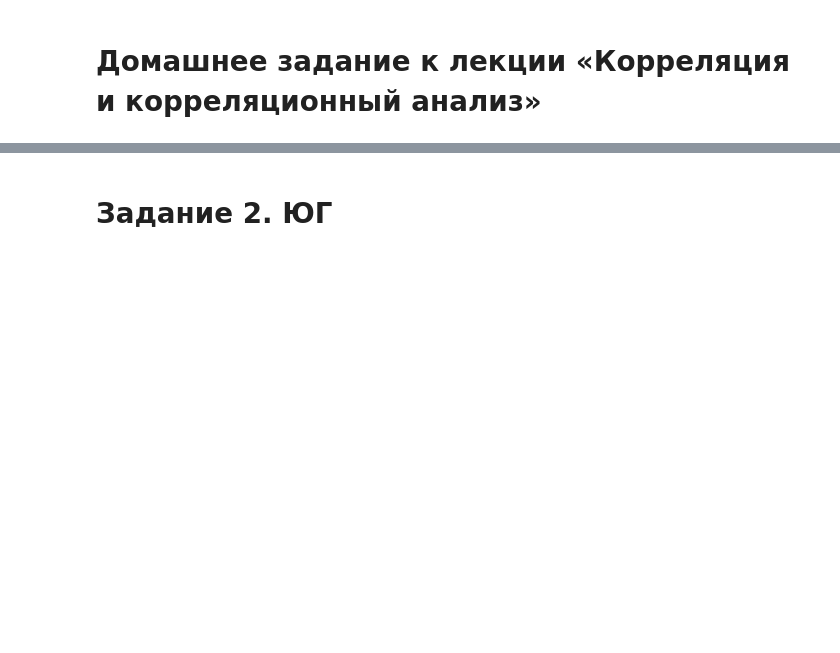
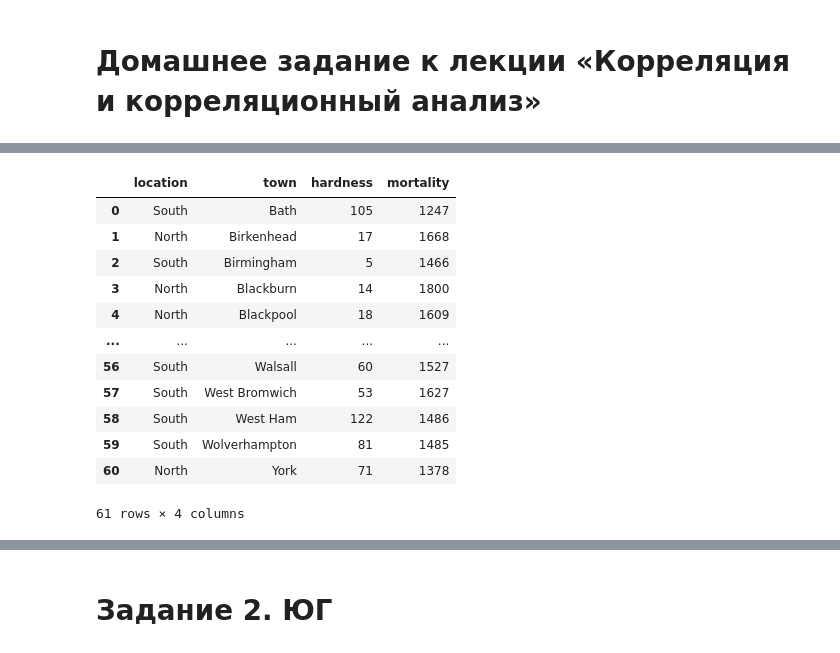
Before and after one commit to Chibis34/DZ_Gordeev, a Jupyter notebook: DZ18_Gordeev_Korelyaciya_analiz.ipynb, the cells around one changed output, grey strips where cells are left out. Cells and saved outputs as stored; diff of their text form; code cells hidden in the pictures; blank space fills up the shorter version.

```diff
--- a/DZ18_Gordeev_Korelyaciya_analiz.ipynb
+++ b/DZ18_Gordeev_Korelyaciya_analiz.ipynb
@@ -30,6 +30,20 @@ rcParams['figure.figsize'] = 11,5
 from sklearn.linear_model import LinearRegression
 from sklearn.model_selection import train_test_split
 # %%
-df = pd.read_csv('water.csv')
+df = pd.read_csv('/Users/sergejgordeev/Desktop/ОБУЧЕНИЕ/2. Phyton/18. Корреляция и корреляционный анализ/water.csv')
 df = df[ ['location', 'town', 'hardness', 'mortality'] ]
 df
+# %% [output]
+|  | location | town | hardness | mortality |
+| 0 | South | Bath | 105 | 1247 |
+| 1 | North | Birkenhead | 17 | 1668 |
+| 2 | South | Birmingham | 5 | 1466 |
+| 3 | North | Blackburn | 14 | 1800 |
+| 4 | North | Blackpool | 18 | 1609 |
+| ... | ... | ... | ... | ... |
+| 56 | South | Walsall | 60 | 1527 |
+| 57 | South | West Bromwich | 53 | 1627 |
+| 58 | South | West Ham | 122 | 1486 |
+| 59 | South | Wolverhampton | 81 | 1485 |
+| 60 | North | York | 71 | 1378 |
+61 rows × 4 columns
```
Also changed, not shown: parts of 56 cells of this notebook, 1 other file.
